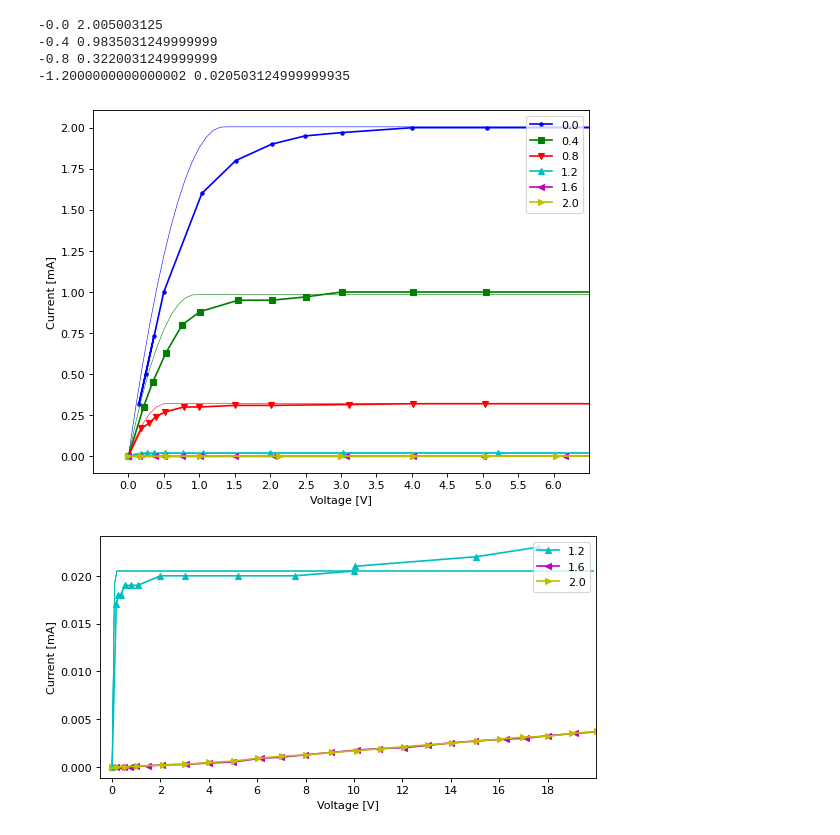
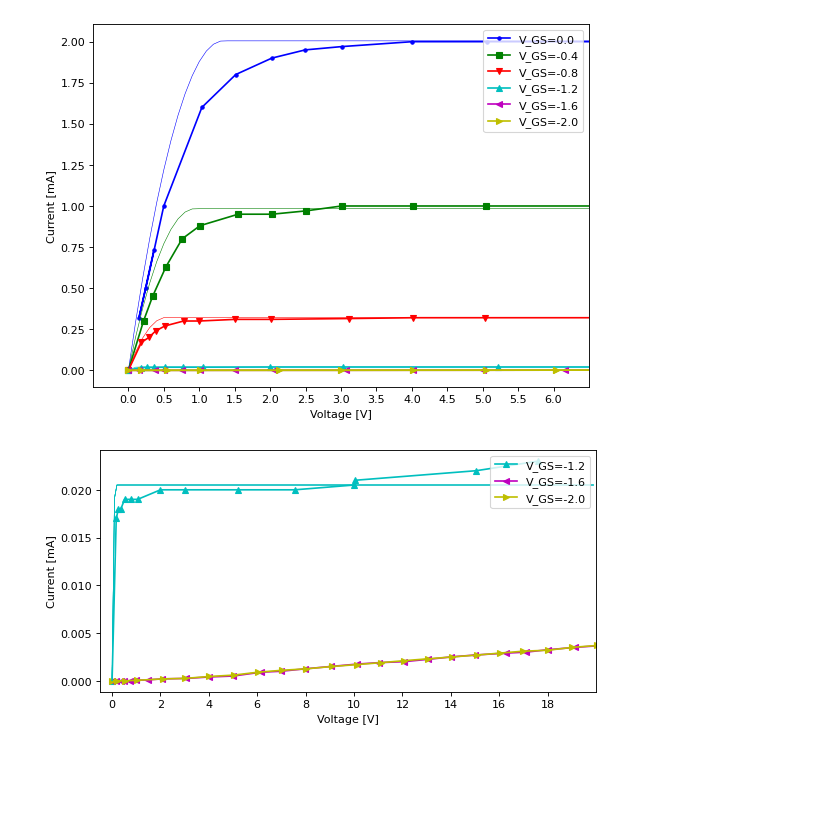
Before and after one commit to massanf/3Sexperiment, a Jupyter notebook: A1/graph/A1graphs.ipynb, the cells around one changed output. Drawn from its saved outputs; the diff is of its cells as text; code cells hidden in the pictures; blank space fills up the shorter version.

```diff
--- a/A1/graph/A1graphs.ipynb
+++ b/A1/graph/A1graphs.ipynb
@@ -39,39 +39,35 @@ for k in range (0, 4):
             new_data.append(beta*((th_v_gs - vt)*th_v_ds[i] - 1/2*((th_v_ds[i])*(th_v_ds[i]))))
         else :
             new_data.append(1/2*beta*(th_v_gs-vt)**2)
     th_i_d.append(new_data)
 #    if(k == 4):
     plt.plot(th_v_ds,th_i_d[k],c=c[k],linewidth = 0.5)
 
 
 #for i in range (0, len(rawdata)):
 #    print(i, v_gs[i])
 
 #0.0 ~14
 #0.4 15~30
 #0.8 31~45
 #1.2 46~59
 #1.6 60~84
 #2.0 85~
 
 c = ["b","g","r","c","m","y"]
 
 plt.plot(v_ds[88:],i_ds[88:],marker=">",c="y")
 #plt.ylim(0,0.025)
 plt.xlim(-0.5, 6.5)
 plt.xticks(np.arange(0, 6.5, 0.5))
 
-plt.legend(["0.0", "0.4", "0.8", "1.2", "1.6", "2.0"], loc ="upper right")
+plt.legend(["V_GS=0.0", "V_GS=-0.4", "V_GS=-0.8", "V_GS=-1.2", "V_GS=-1.6", "V_GS=-2.0"], loc ="upper right")
 plt.ylabel("Current [mA]")
 plt.xlabel("Voltage [V]")
 
 plt.savefig("figures/all.png")
 # %% [output]
--0.0 2.005003125
--0.4 0.9835031249999999
--0.8 0.3220031249999999
--1.2000000000000002 0.020503124999999935
-[figure, old version]
+[figure, new version]
 # %%
 plt.figure(figsize=(8, 4), dpi=80)
 
@@ -82,7 +78,7 @@ plt.plot(v_ds[88:],i_ds[88:],marker=">",c="y")
 for i in range (0, 5):
     plt.plot(th_v_ds,th_i_d[k],c=c[k],linewidth = 0.5)
 
-plt.legend(["1.2","1.6", "2.0"], loc ="upper right")
+plt.legend(["V_GS=-1.2","V_GS=-1.6", "V_GS=-2.0"], loc ="upper right")
 
 plt.xlim(-0.5, 20)
 plt.xticks(np.arange(0, 20, 2))
@@ -91,4 +87,4 @@ plt.xlabel("Voltage [V]")
 
 plt.savefig("figures/lower.png")
 # %% [output]
-[figure, old version]
+[figure, new version]
```
Also changed, not shown: 4 other files.
